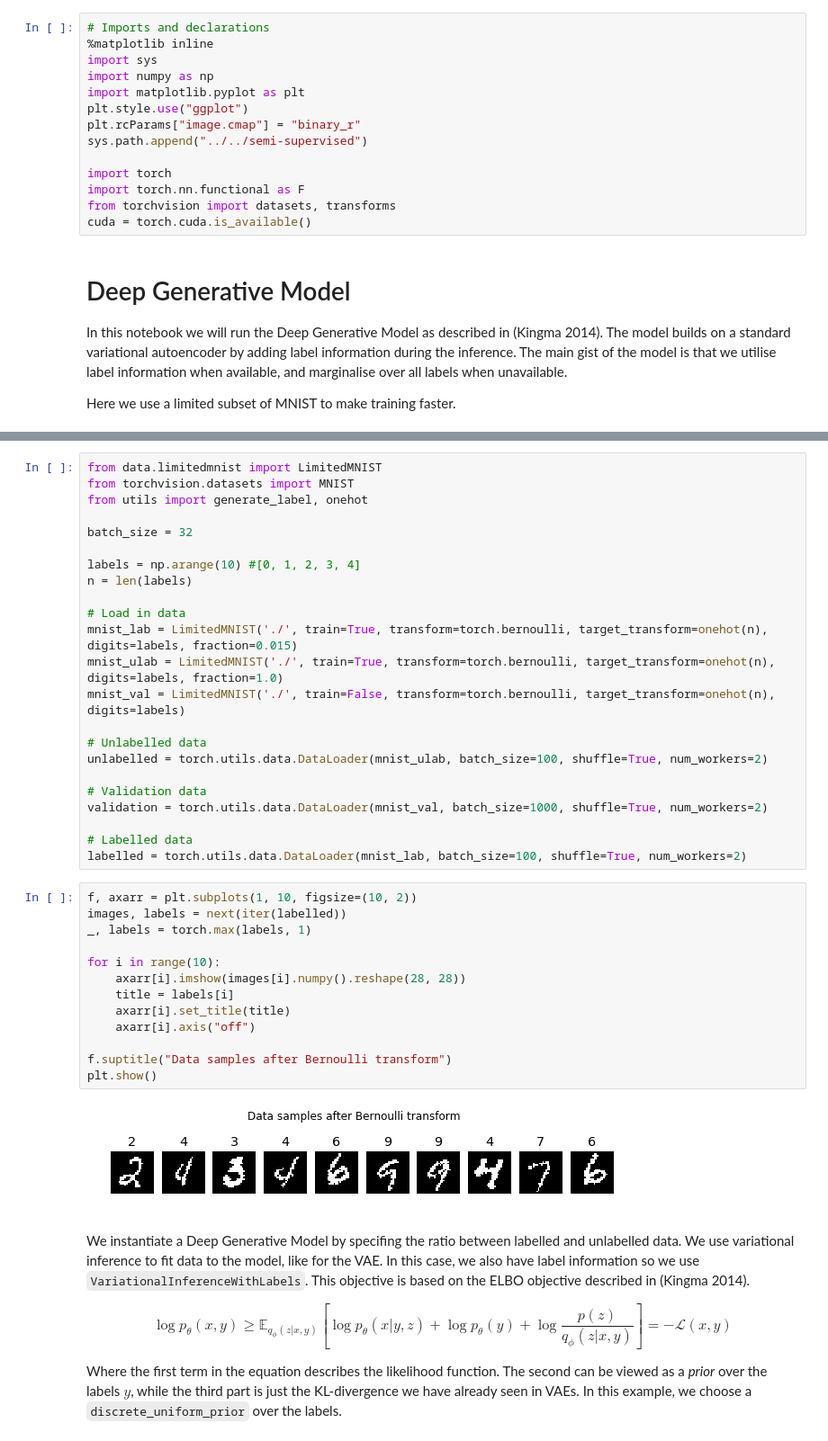
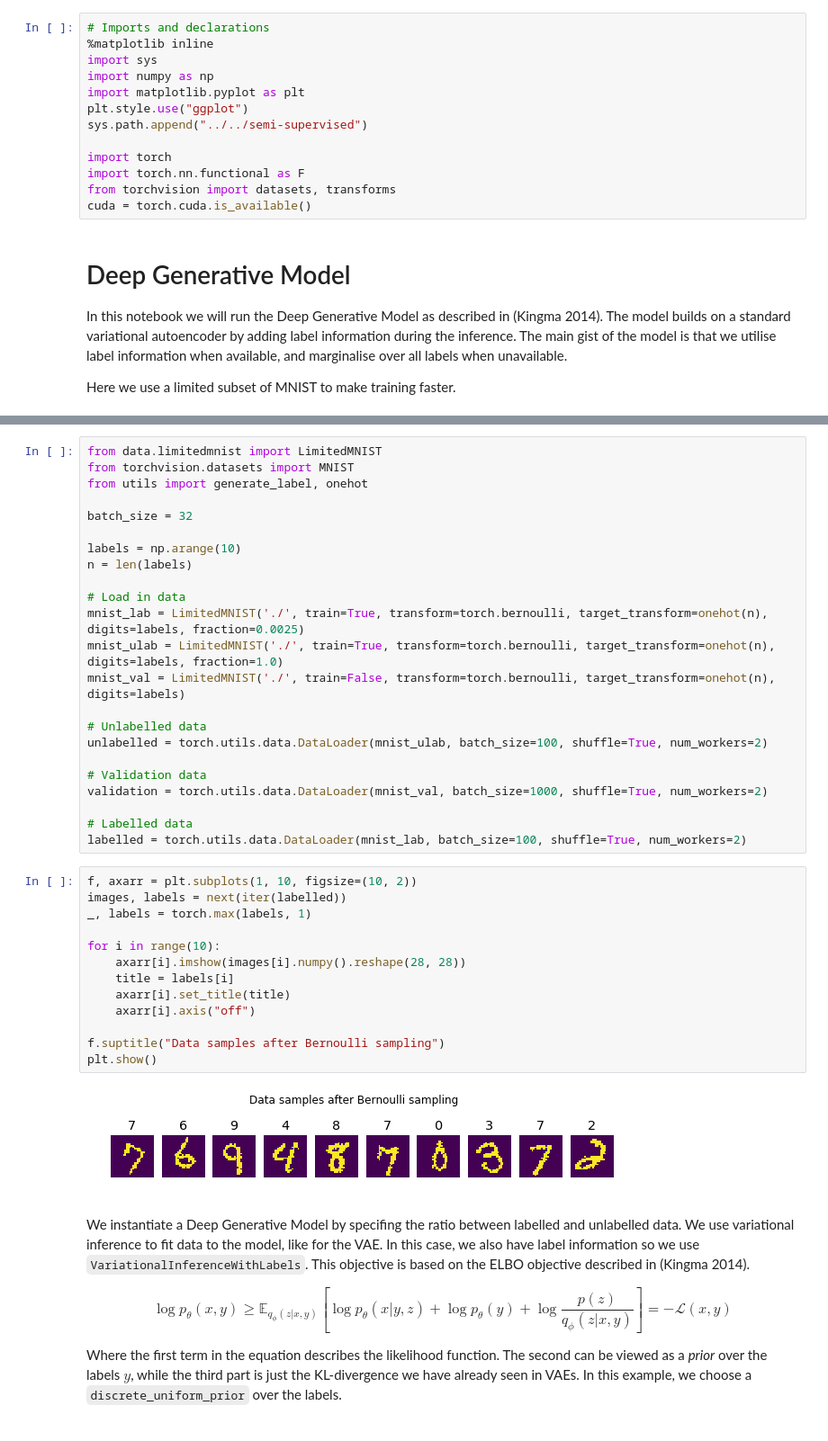
Before and after one commit to wohlert/semi-supervised-pytorch, a Jupyter notebook: examples/notebooks/DGM - MNIST.ipynb, the cells around one changed output, grey strips where cells are left out. Shown at 90% size. Drawn from its saved outputs; the diff is of its cells as text.

```diff
--- a/examples/notebooks/DGM - MNIST.ipynb
+++ b/examples/notebooks/DGM - MNIST.ipynb
@@ -5,7 +5,6 @@ import sys
 import numpy as np
 import matplotlib.pyplot as plt
 plt.style.use("ggplot")
-plt.rcParams["image.cmap"] = "binary_r"
 sys.path.append("../../semi-supervised")
 
 import torch
@@ -25,11 +44,11 @@ from utils import generate_label, onehot
 
 batch_size = 32
 
-labels = np.arange(10) #[0, 1, 2, 3, 4]
+labels = np.arange(10)
 n = len(labels)
 
 # Load in data
-mnist_lab = LimitedMNIST('./', train=True, transform=torch.bernoulli, target_transform=onehot(n), digits=labels, fraction=0.015)
+mnist_lab = LimitedMNIST('./', train=True, transform=torch.bernoulli, target_transform=onehot(n), digits=labels, fraction=0.0025)
 mnist_ulab = LimitedMNIST('./', train=True, transform=torch.bernoulli, target_transform=onehot(n), digits=labels, fraction=1.0)
 mnist_val = LimitedMNIST('./', train=False, transform=torch.bernoulli, target_transform=onehot(n), digits=labels)
 
@@ -44,18 +63,18 @@ labelled = torch.utils.data.DataLoader(mnist_lab, batch_size=100, shuffle=True,
 # %%
 f, axarr = plt.subplots(1, 10, figsize=(10, 2))
 images, labels = next(iter(labelled))
 _, labels = torch.max(labels, 1)
 
 for i in range(10):
     axarr[i].imshow(images[i].numpy().reshape(28, 28))
     title = labels[i]
     axarr[i].set_title(title)
     axarr[i].axis("off")
 
-f.suptitle("Data samples after Bernoulli transform")
+f.suptitle("Data samples after Bernoulli sampling")
 plt.show()
 # %% [output]
-[figure, old version]
+[figure, new version]
 # %% [markdown]
 We instantiate a Deep Generative Model by specifing the ratio between labelled and unlabelled data. We use variational inference to fit data to the model, like for the VAE. In this case, we also have label information so we use `VariationalInferenceWithLabels`. This objective is based on the ELBO objective described in (Kingma 2014).
 
```
Also changed, not shown: parts of 15 cells of this notebook, 8 other files.
